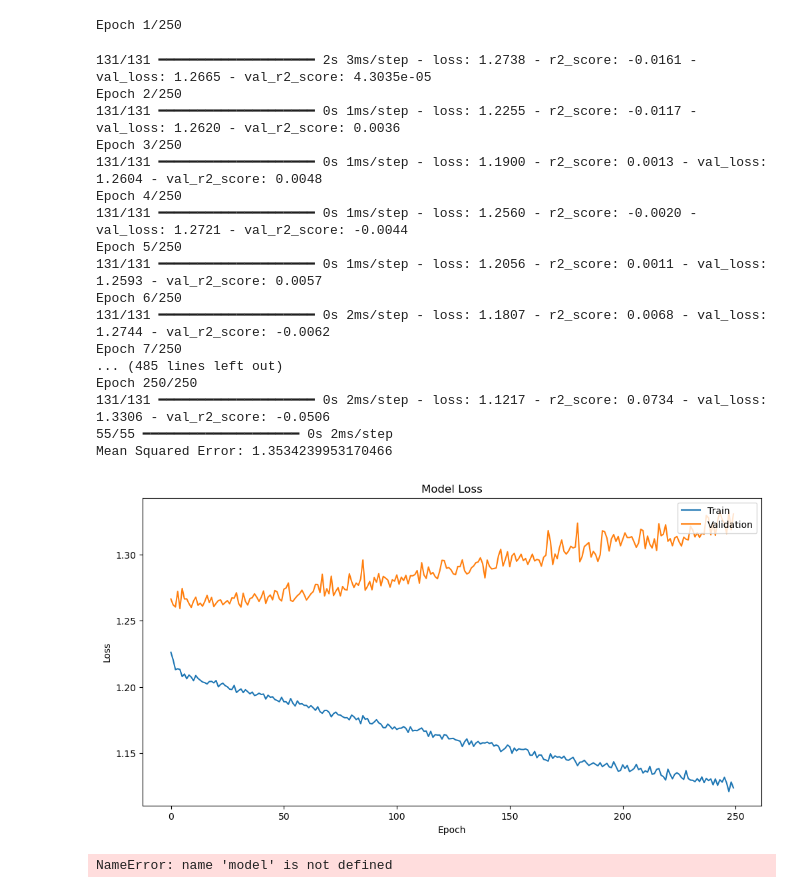
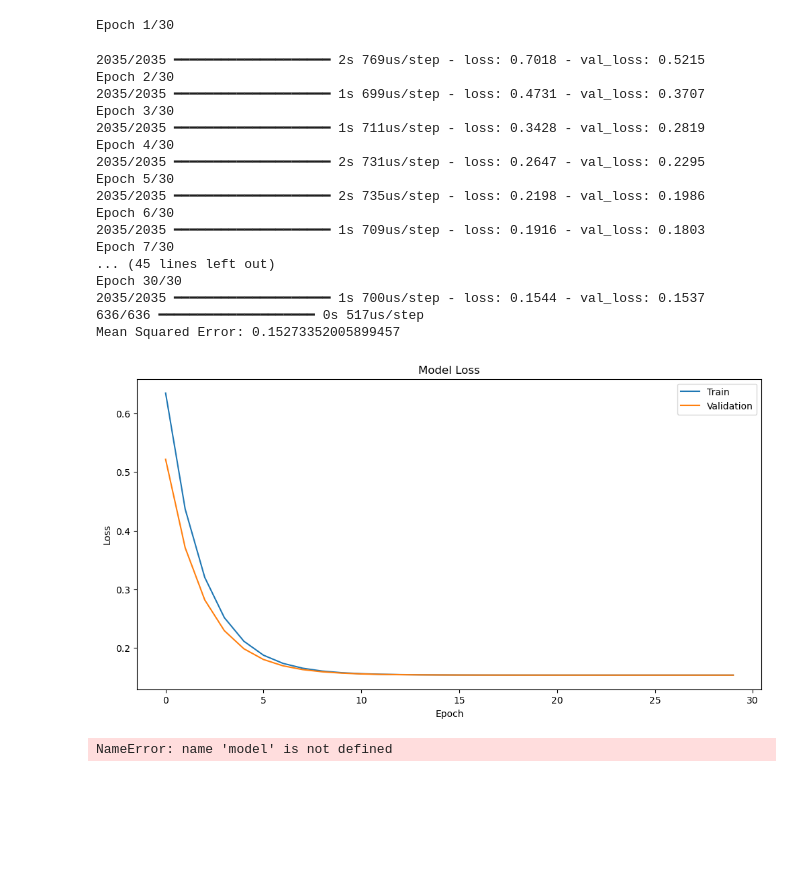
Before and after one commit to Logan-Kelsch/-ES-NN-test1, a Jupyter notebook: NN/NN_TEST1.ipynb, the cells around one changed output. Cells and saved outputs as stored; diff of their text form; code cells hidden in the pictures; blank space fills up the shorter version.

```diff
--- a/NN/NN_TEST1.ipynb
+++ b/NN/NN_TEST1.ipynb
@@ -50,6 +50,7 @@ data = pd.read_csv('ES_5m_4-10-23_to_9-13-24.csv')
 #TESTING FIRST FOR 15 MINUTE TRADES
 
 #TEMP DROP PRE 2 OUTPUT NN
+#data = data.drop(columns='bull15')
 data = data.drop(columns='bear15')
 
 data = data.drop(columns='bull30')
@@ -74,15 +75,13 @@ X_test = scaler.transform(X_test)
 
 #BUILD THE NEURAL NETWORK MODEL-------------------------------------------------------
 
-opt = SGD(learning_rate=0.00001)
+opt = SGD(learning_rate=0.000001)
 
 def build_model(input_shape):
     model = tf.keras.Sequential([
-        tf.keras.layers.Dense(16, activation='relu', input_shape=(input_shape,)),
-        #tf.keras.layers.Dropout(0.6),
-        #tf.keras.layers.Dense(16, activation='sigmoid'),
-        #tf.keras.layers.Dropout(0.2),
-        tf.keras.layers.Dense(16, activation='sigmoid'),
+        tf.keras.layers.Dense(256, activation='relu', input_shape=(input_shape,)),
+        tf.keras.layers.Dropout(0.6),
+        tf.keras.layers.Dense(256, activation='silu'),
         tf.keras.layers.Dense(1)  # Output layer for regression
     ])
 
@@ -91,7 +90,7 @@ def build_model(input_shape):
 
 #TRAIN THE MODEL WITH CUSTOMIZABLE EPOCHS-------------------------------------------------------
 
-epochs = 50
+epochs = 30
 
 model = build_model(X_train.shape[1])
 history = model.fit(X_train, y_train, epochs=epochs, validation_split=0.2, verbose=1)
@@ -99,53 +98,55 @@ history = model.fit(X_train, y_train, epochs=epochs, validation_split=0.2, verbo
 #EVALUATE THE MODEL AND VISUALIZE RESULTS-------------------------------------------------------
 
 y_pred = model.predict(X_test)
 mse = mean_squared_error(y_test, y_pred)
 
 print(f"Mean Squared Error: {mse}")
 
 #R and R^2 calculation attempt in the 3 lines below this
 
-#unexplained_error = tf.reduce_sum(tf.square(tf.sub(y, prediction)))
+#unexplained_error = tf.reduce_sum(tf.square(tf.sub(y, y_pred)))
 #total_error = tf.reduce_sum(tf.square(tf.sub(y, tf.reduce_mean(y))))
 #R_squared = tf.sub(1, tf.div(unexplained_error, total_error))
+
+#print(f"R^2: {R_squared}")
 
 # ^ need to figure out how to fit a "prediction" variable into first line of this calculation
 #or just use a tensorflow_addon rsquared formula to calculate this
 
 #online source suggests that loss < .22 and R^2 over .9 is good
 #on a good pace for truly building something here
 
 
 
 # Plot training & validation loss values
 plt.figure(figsize=(12, 6))
 plt.plot(history.history['loss'])
 plt.plot(history.history['val_loss'])
 plt.title('Model Loss')
 plt.xlabel('Epoch')
 plt.ylabel('Loss')
 plt.legend(['Train', 'Validation'], loc='upper right')
 plt.show()
 # %% [output]
-Epoch 1/250
+Epoch 1/30
-131/131 ━━━━━━━━━━━━━━━━━━━━ 2s 3ms/step - loss: 1.2738 - r2_score: -0.0161 - val_loss: 1.2665 - val_r2_score: 4.3035e-05
-Epoch 2/250
-131/131 ━━━━━━━━━━━━━━━━━━━━ 0s 1ms/step - loss: 1.2255 - r2_score: -0.0117 - val_loss: 1.2620 - val_r2_score: 0.0036
-Epoch 3/250
-131/131 ━━━━━━━━━━━━━━━━━━━━ 0s 1ms/step - loss: 1.1900 - r2_score: 0.0013 - val_loss: 1.2604 - val_r2_score: 0.0048
-Epoch 4/250
-131/131 ━━━━━━━━━━━━━━━━━━━━ 0s 1ms/step - loss: 1.2560 - r2_score: -0.0020 - val_loss: 1.2721 - val_r2_score: -0.0044
-Epoch 5/250
-131/131 ━━━━━━━━━━━━━━━━━━━━ 0s 1ms/step - loss: 1.2056 - r2_score: 0.0011 - val_loss: 1.2593 - val_r2_score: 0.0057
-Epoch 6/250
-131/131 ━━━━━━━━━━━━━━━━━━━━ 0s 2ms/step - loss: 1.1807 - r2_score: 0.0068 - val_loss: 1.2744 - val_r2_score: -0.0062
-Epoch 7/250
-... (485 lines left out)
-Epoch 250/250
-131/131 ━━━━━━━━━━━━━━━━━━━━ 0s 2ms/step - loss: 1.1217 - r2_score: 0.0734 - val_loss: 1.3306 - val_r2_score: -0.0506
-55/55 ━━━━━━━━━━━━━━━━━━━━ 0s 2ms/step
-Mean Squared Error: 1.3534239953170466
+2035/2035 ━━━━━━━━━━━━━━━━━━━━ 2s 769us/step - loss: 0.7018 - val_loss: 0.5215
+Epoch 2/30
+2035/2035 ━━━━━━━━━━━━━━━━━━━━ 1s 699us/step - loss: 0.4731 - val_loss: 0.3707
+Epoch 3/30
+2035/2035 ━━━━━━━━━━━━━━━━━━━━ 1s 711us/step - loss: 0.3428 - val_loss: 0.2819
+Epoch 4/30
+2035/2035 ━━━━━━━━━━━━━━━━━━━━ 2s 731us/step - loss: 0.2647 - val_loss: 0.2295
+Epoch 5/30
+2035/2035 ━━━━━━━━━━━━━━━━━━━━ 2s 735us/step - loss: 0.2198 - val_loss: 0.1986
+Epoch 6/30
+2035/2035 ━━━━━━━━━━━━━━━━━━━━ 1s 709us/step - loss: 0.1916 - val_loss: 0.1803
+Epoch 7/30
+... (45 lines left out)
+Epoch 30/30
+2035/2035 ━━━━━━━━━━━━━━━━━━━━ 1s 700us/step - loss: 0.1544 - val_loss: 0.1537
+636/636 ━━━━━━━━━━━━━━━━━━━━ 0s 517us/step
+Mean Squared Error: 0.15273352005899457
-[figure, old version]
+[figure, new version]
 # %%
 # Save the model
 model.save('my_model.h5')
```
